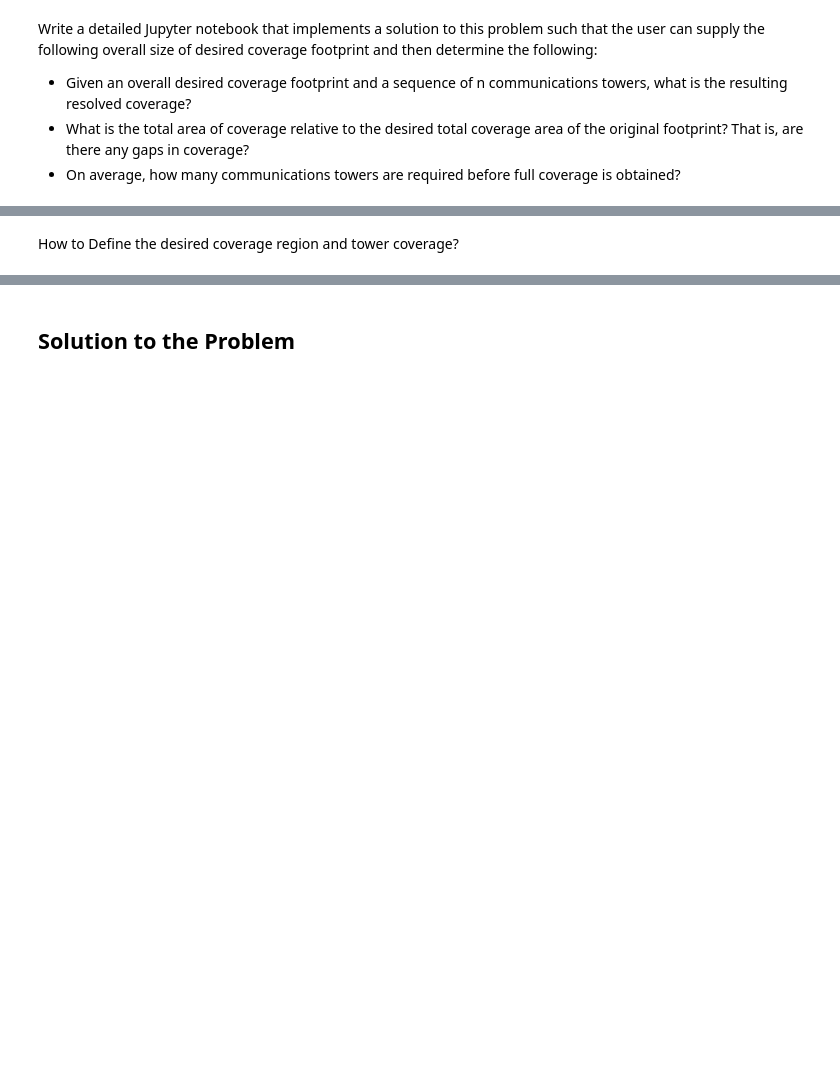
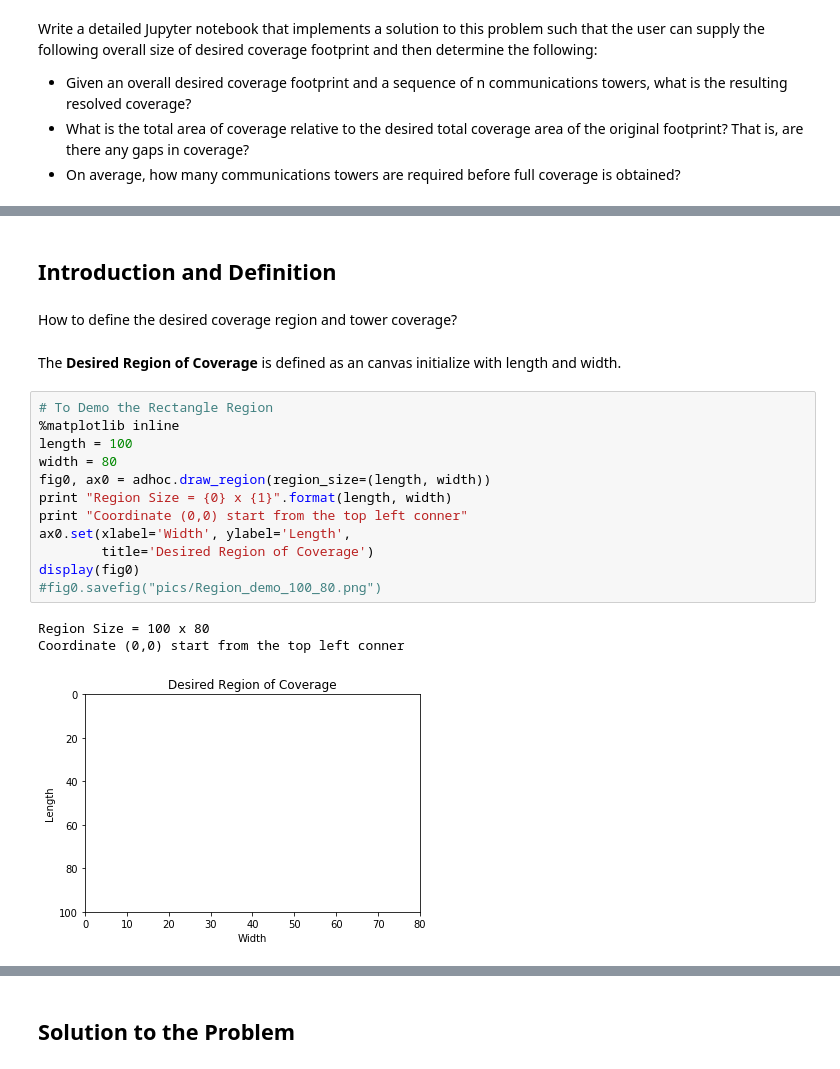
Before and after one commit to shu1995shijia/ECE143-Individual-Project, a Jupyter notebook: ECE143_IndividualProject_Shijia.ipynb, the cells around one changed output, grey strips where cells are left out. Drawn from its saved outputs; the diff is of its cells as text; blank space fills up the shorter version.

```diff
--- a/ECE143_IndividualProject_Shijia.ipynb
+++ b/ECE143_IndividualProject_Shijia.ipynb
@@ -54,2 +57,22 @@ Approach
+# %% [markdown]
+## Introduction and Definition
 # %% [markdown]
-How to Define the desired coverage region and tower coverage?
+How to define the desired coverage region and tower coverage?
+# %% [markdown]
+The **Desired Region of Coverage** is defined as an canvas initialize with length and width.
+# %%
+# To Demo the Rectangle Region
+%matplotlib inline
+length = 100
+width = 80
+fig0, ax0 = adhoc.draw_region(region_size=(length, width))
+print "Region Size = {0} x {1}".format(length, width)
+print "Coordinate (0,0) start from the top left conner"
+ax0.set(xlabel='Width', ylabel='Length',
+        title='Desired Region of Coverage')
+display(fig0)
+#fig0.savefig("pics/Region_demo_100_80.png")
+# %% [output]
+Region Size = 100 x 80
+Coordinate (0,0) start from the top left conner
+[figure, added]
```
Also changed, not shown: parts of 49 cells of this notebook, 4 other files.
